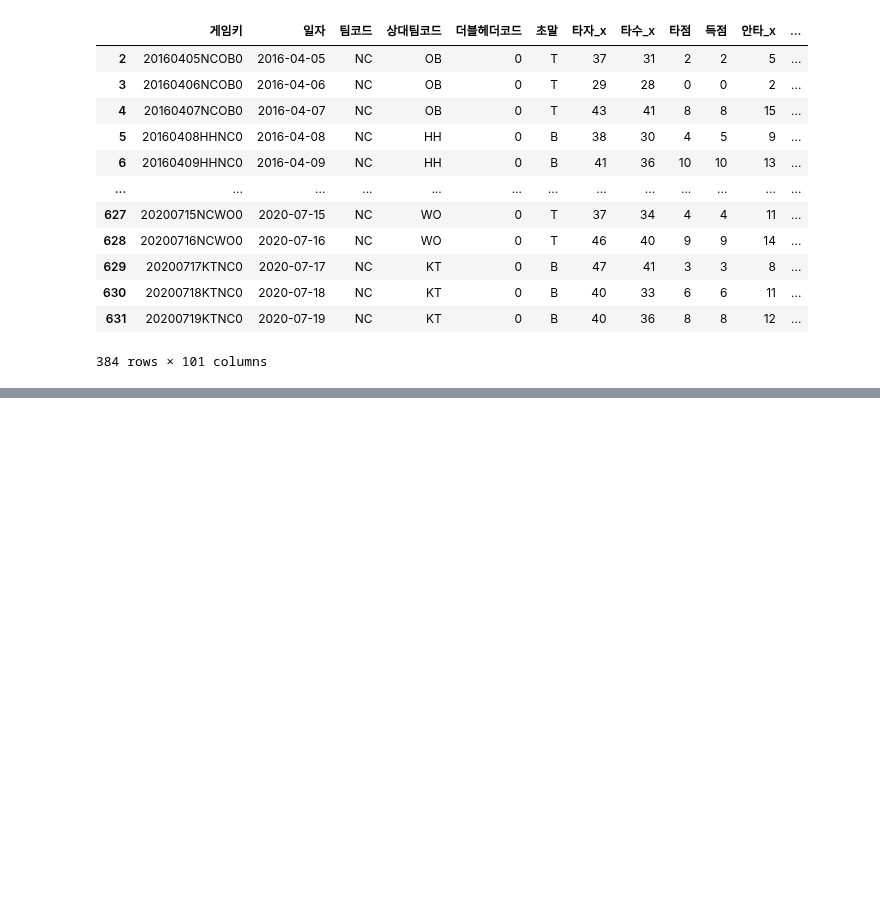
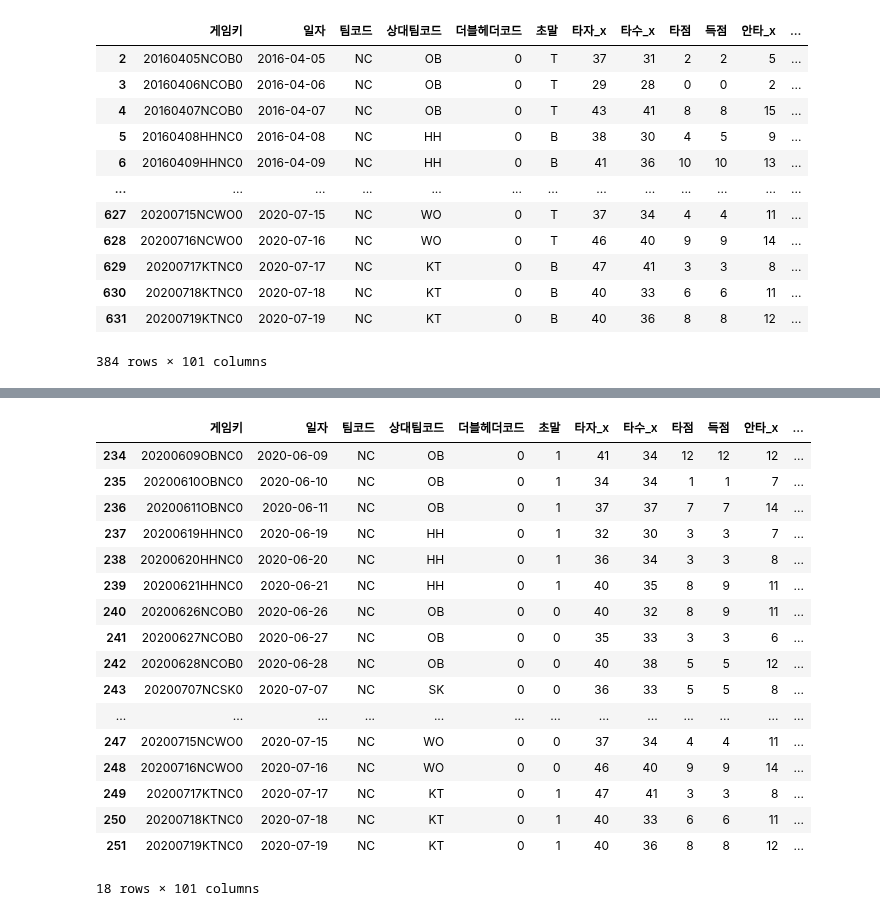
Before and after one commit to seonghunYang/big_contest2020, a Jupyter notebook: Model8_새로운_모델_데이터_처리_.ipynb, the cells around one changed output, grey strips where cells are left out. Drawn from its saved outputs; the diff is of its cells as text; code cells hidden in the pictures; blank space fills up the shorter version.

```diff
--- a/Model8_새로운_모델_데이터_처리_.ipynb
+++ b/Model8_새로운_모델_데이터_처리_.ipynb
@@ -251,0 +273,22 @@ data[data['상대팀코드'] == 'OB']
+# %%
+r_team_nc = pd.read_csv('./gdrive/My Drive/빅콘테스트2020/EDA결과/모델/nc_교차_nc.csv', encoding='utf-8-sig')
+r_team_a = pd.read_csv('./gdrive/My Drive/빅콘테스트2020/EDA결과/모델/nc_교차_상대.csv', encoding='utf-8-sig')
+# %%
+def homeaway(row):
+  if row['초말'] == 'B':
+    row['초말'] = 1
+  else:
+    row['초말'] = 0
+  return row
+
+def winloss(row):
+  if row['결과'] == 'W':
+    row['결과'] = 1
+  else:
+    row['결과'] = 0
+  return row
+
+r_team_nc = r_team_nc.apply(homeaway, axis=1)
+r_team_a = r_team_a.apply(homeaway, axis=1)
+r_team_nc = r_team_nc.apply(winloss, axis=1)
+r_team_a = r_team_a.apply(winloss, axis=1)
@@ -251,0 +303,14 @@ data[data['상대팀코드'] == 'OB']
+# %%
+encoder_inputs = []
+decoder_inputs = []
+for idx in range(0, len(r_team_nc), 3):
+  row = r_team_nc.iloc[idx]
+  previous = r_team_nc[(r_team_nc['일자'] < row['일자']) & (r_team_nc['상대팀코드'] == row['상대팀코드']) & (r_team_nc['시즌'] == row['시즌'])].tail(3)
+  if len(previous) == 0:
+    continue
+  if len(encoder_inputs) == 0:
+    encoder_inputs = previous
+    decoder_inputs = r_team_nc.iloc[idx: idx+3]
+  else:
+    encoder_inputs = pd.concat([encoder_inputs, previous])
+    decoder_inputs = pd.concat([decoder_inputs, r_team_nc.iloc[idx: idx+3]])
@@ -251,0 +360,4 @@ data[data['상대팀코드'] == 'OB']
+# %%
+decoder_inputs = decoder_inputs.reset_index()
+del decoder_inputs['index']
+decoder_inputs
@@ -251,0 +378,21 @@ data[data['상대팀코드'] == 'OB']
+# %%
+decoder_inputs.tail(18)
+# %% [output]
+|  | 게임키 | 일자 | 팀코드 | 상대팀코드 | 더블헤더코드 | 초말 | 타자_x | 타수_x | 타점 | 득점 | 안타_x | ... |
+| 234 | 20200609OBNC0 | 2020-06-09 | NC | OB | 0 | 1 | 41 | 34 | 12 | 12 | 12 | ... |
+| 235 | 20200610OBNC0 | 2020-06-10 | NC | OB | 0 | 1 | 34 | 34 | 1 | 1 | 7 | ... |
+| 236 | 20200611OBNC0 | 2020-06-11 | NC | OB | 0 | 1 | 37 | 37 | 7 | 7 | 14 | ... |
+| 237 | 20200619HHNC0 | 2020-06-19 | NC | HH | 0 | 1 | 32 | 30 | 3 | 3 | 7 | ... |
+| 238 | 20200620HHNC0 | 2020-06-20 | NC | HH | 0 | 1 | 36 | 34 | 3 | 3 | 8 | ... |
+| 239 | 20200621HHNC0 | 2020-06-21 | NC | HH | 0 | 1 | 40 | 35 | 8 | 9 | 11 | ... |
+| 240 | 20200626NCOB0 | 2020-06-26 | NC | OB | 0 | 0 | 40 | 32 | 8 | 9 | 11 | ... |
+| 241 | 20200627NCOB0 | 2020-06-27 | NC | OB | 0 | 0 | 35 | 33 | 3 | 3 | 6 | ... |
+| 242 | 20200628NCOB0 | 2020-06-28 | NC | OB | 0 | 0 | 40 | 38 | 5 | 5 | 12 | ... |
+| 243 | 20200707NCSK0 | 2020-07-07 | NC | SK | 0 | 0 | 36 | 33 | 5 | 5 | 8 | ... |
+| ... | ... | ... | ... | ... | ... | ... | ... | ... | ... | ... | ... | ... |
+| 247 | 20200715NCWO0 | 2020-07-15 | NC | WO | 0 | 0 | 37 | 34 | 4 | 4 | 11 | ... |
+| 248 | 20200716NCWO0 | 2020-07-16 | NC | WO | 0 | 0 | 46 | 40 | 9 | 9 | 14 | ... |
+| 249 | 20200717KTNC0 | 2020-07-17 | NC | KT | 0 | 1 | 47 | 41 | 3 | 3 | 8 | ... |
+| 250 | 20200718KTNC0 | 2020-07-18 | NC | KT | 0 | 1 | 40 | 33 | 6 | 6 | 11 | ... |
+| 251 | 20200719KTNC0 | 2020-07-19 | NC | KT | 0 | 1 | 40 | 36 | 8 | 8 | 12 | ... |
+18 rows × 101 columns
```
Also changed, not shown: parts of 33 cells of this notebook.
